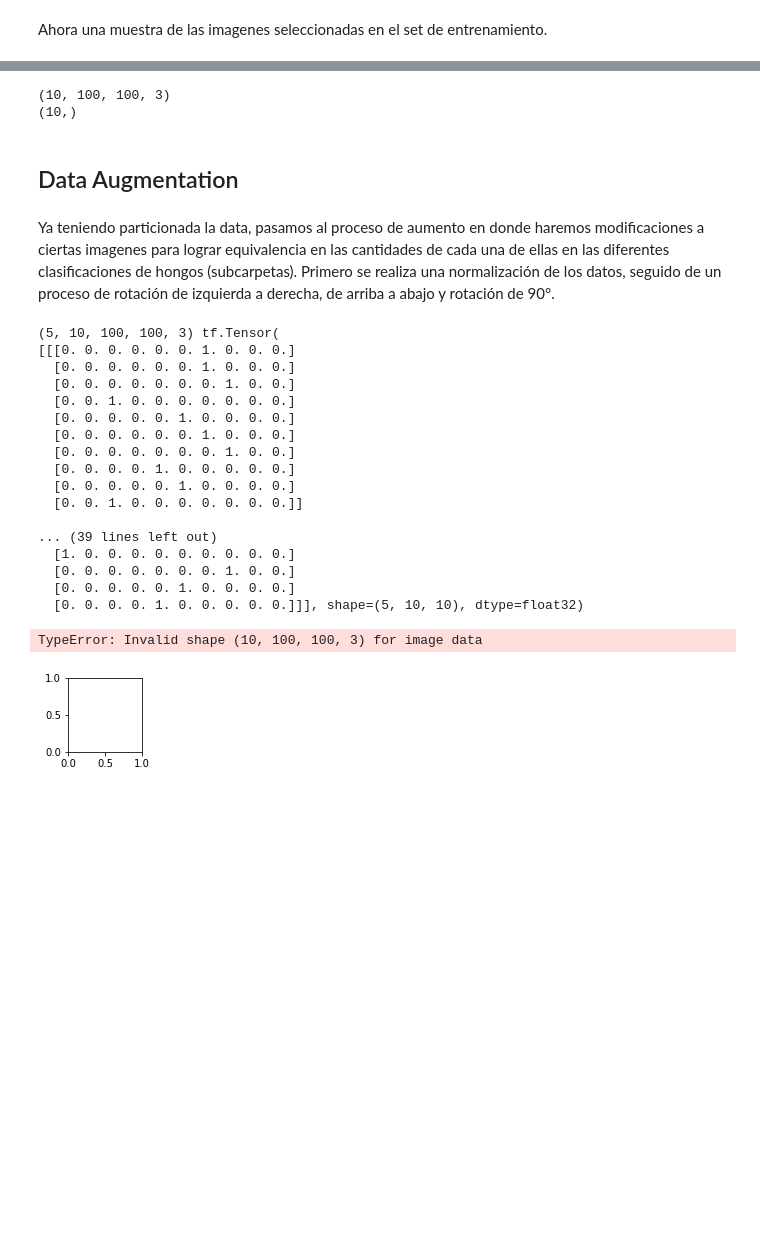
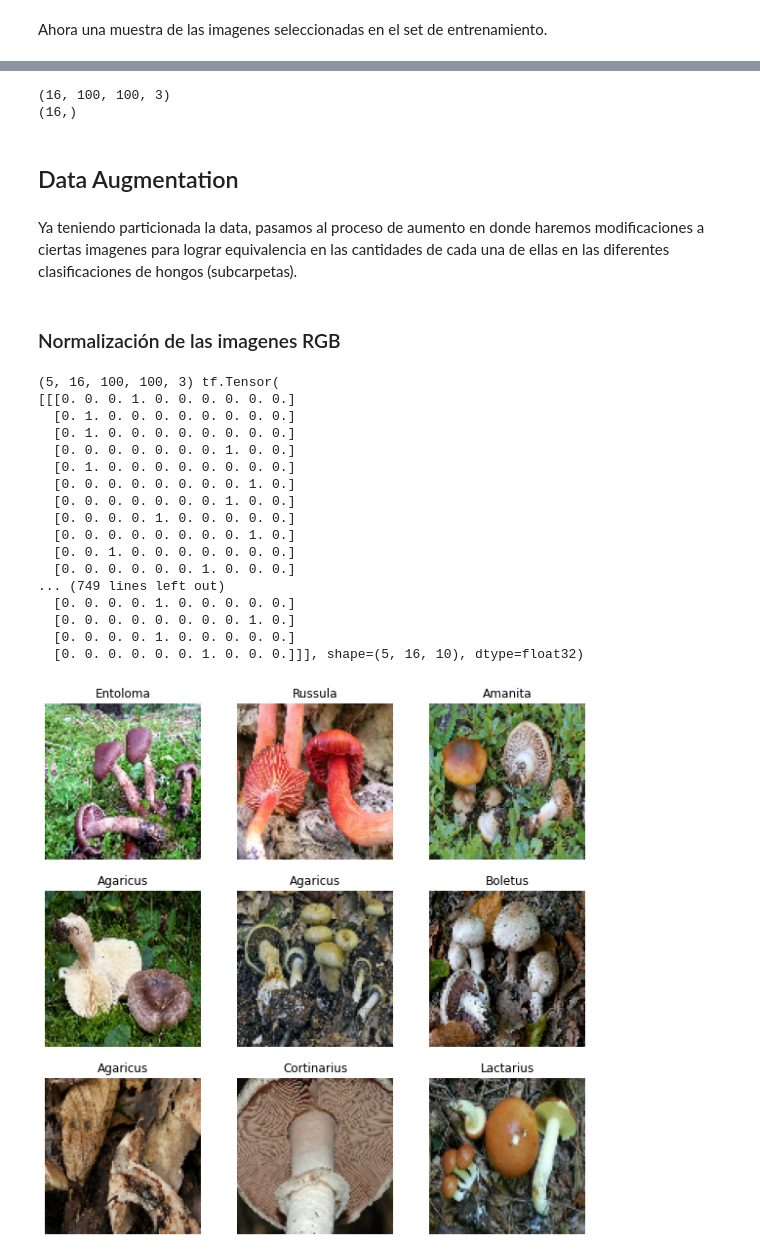
Before and after one commit to 2Nisavi2/Talleres_DL_UELBosque, a Jupyter notebook: Markdown/Neu_Net_Mush.ipynb, the cells around one changed output, grey strips where cells are left out. Drawn from its saved outputs; the diff is of its cells as text; code cells hidden in the pictures; blank space fills up the shorter version.

Commit message:
Arreglos aumento de datos

```diff
--- a/Markdown/Neu_Net_Mush.ipynb
+++ b/Markdown/Neu_Net_Mush.ipynb
@@ -53,7 +51,7 @@ NameError: name 'shutil' is not defined
 # %% [markdown]
 Con la data aleatorizada, pasamos al proceso de generación de los datos de entrenamiento, validación y prueba del modelo. Utilizamos la relación 70-30.
 # %%
-batch = 10
+batch = 16
 height = 100
 width = 100
 dir='H:\Mi unidad\Maestría\Clases\8. Deep Learning\Proyecto Final\Talleres_DL_UELBosque\Muestra Inicial Aleatoria'
@@ -106,18 +104,22 @@ for image_batch, labels_batch in train_set:
   print(labels_batch.shape)
   break
 # %% [output]
-(10, 100, 100, 3)
-(10,)
+(16, 100, 100, 3)
+(16,)
 # %% [markdown]
 ## Data Augmentation
 # %% [markdown]
-Ya teniendo particionada la data, pasamos al proceso de aumento en donde haremos modificaciones a ciertas imagenes para lograr equivalencia en las cantidades de cada una de ellas en las diferentes clasificaciones de hongos (subcarpetas). Primero se realiza una normalización de los datos, seguido de un proceso de rotación de izquierda a derecha, de arriba a abajo y rotación de 90°.
+Ya teniendo particionada la data, pasamos al proceso de aumento en donde haremos modificaciones a ciertas imagenes para lograr equivalencia en las cantidades de cada una de ellas en las diferentes clasificaciones de hongos (subcarpetas).
+# %% [markdown]
+### Normalización de las imagenes RGB
 # %%
+batch = 5
+
 def normalize_img(image,label ):
   return tf.cast(image, tf.float32) / 255., tf.one_hot(label,depth=10)
 
 
-def data_load(data_ds,augmented=normalize_img,shuffle_=True ,batch_=5):
+def data_load(data_ds,augmented=normalize_img,shuffle_=True ,batch_=batch):
     data_ds = data_ds.map(
         augmented, num_parallel_calls=tf.data.AUTOTUNE)
     data_ds = data_ds.cache()
@@ -130,33 +132,33 @@ def data_load(data_ds,augmented=normalize_img,shuffle_=True ,batch_=5):
 data_train = data_load(train_set)
 data_test = data_load(val_set,shuffle_=False)
 # %%
-plt.figure(figsize=(3, 3))
+plt.figure(figsize=(10, 10))
+
 i=0
-for ds,lb in data_train.take(4):
+for ds,lb in data_train.take(9):
     print(ds.shape,lb)
-    ax = plt.subplot(2, 2, i + 1)
-    plt.imshow(np.squeeze(ds[0].numpy()))
+    ax = plt.subplot(3, 3, i+1)
+    plt.imshow(np.squeeze(ds[0][i].numpy()))
     index = tf.argmax(lb, axis=1)
-    plt.title('{}'.format(index[0].numpy()))
+    plt.title(class_names[labels[i]])
     plt.axis("off")
     i+=1
 # %% [output]
-(5, 10, 100, 100, 3) tf.Tensor(
-[[[0. 0. 0. 0. 0. 0. 1. 0. 0. 0.]
-  [0. 0. 0. 0. 0. 0. 1. 0. 0. 0.]
+(5, 16, 100, 100, 3) tf.Tensor(
+[[[0. 0. 0. 1. 0. 0. 0. 0. 0. 0.]
+  [0. 1. 0. 0. 0. 0. 0. 0. 0. 0.]
+  [0. 1. 0. 0. 0. 0. 0. 0. 0. 0.]
   [0. 0. 0. 0. 0. 0. 0. 1. 0. 0.]
-  [0. 0. 1. 0. 0. 0. 0. 0. 0. 0.]
-  [0. 0. 0. 0. 0. 1. 0. 0. 0. 0.]
-  [0. 0. 0. 0. 0. 0. 1. 0. 0. 0.]
+  [0. 1. 0. 0. 0. 0. 0. 0. 0. 0.]
+  [0. 0. 0. 0. 0. 0. 0. 0. 1. 0.]
   [0. 0. 0. 0. 0. 0. 0. 1. 0. 0.]
   [0. 0. 0. 0. 1. 0. 0. 0. 0. 0.]
-  [0. 0. 0. 0. 0. 1. 0. 0. 0. 0.]
-  [0. 0. 1. 0. 0. 0. 0. 0. 0. 0.]]
-
-... (39 lines left out)
-  [1. 0. 0. 0. 0. 0. 0. 0. 0. 0.]
-  [0. 0. 0. 0. 0. 0. 0. 1. 0. 0.]
-  [0. 0. 0. 0. 0. 1. 0. 0. 0. 0.]
-  [0. 0. 0. 0. 1. 0. 0. 0. 0. 0.]]], shape=(5, 10, 10), dtype=float32)
+  [0. 0. 0. 0. 0. 0. 0. 0. 1. 0.]
+  [0. 0. 1. 0. 0. 0. 0. 0. 0. 0.]
+  [0. 0. 0. 0. 0. 0. 1. 0. 0. 0.]
+... (749 lines left out)
+  [0. 0. 0. 0. 1. 0. 0. 0. 0. 0.]
+  [0. 0. 0. 0. 0. 0. 0. 0. 1. 0.]
+  [0. 0. 0. 0. 1. 0. 0. 0. 0. 0.]
+  [0. 0. 0. 0. 0. 0. 1. 0. 0. 0.]]], shape=(5, 16, 10), dtype=float32)
-TypeError: Invalid shape (10, 100, 100, 3) for image data
-[figure, old version]
+[figure, new version]
```
Also changed, not shown: parts of 9 cells of this notebook, 10 other files.
